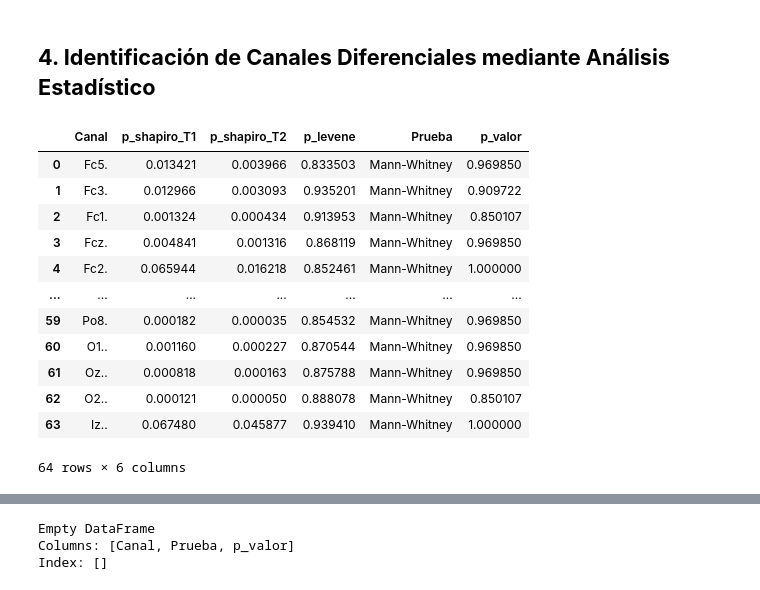
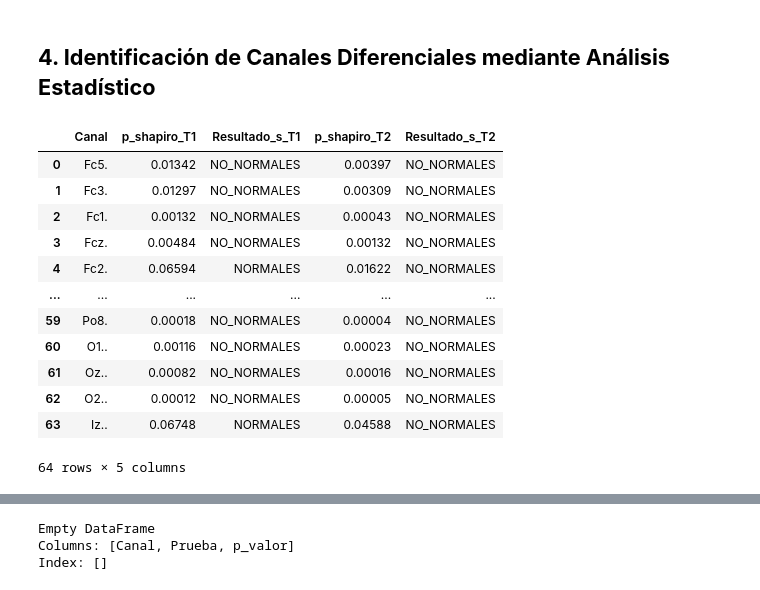
Before and after one commit to decagsito/Biosenales_20261, a Jupyter notebook: Practica_3_P2.ipynb, the cells around one changed output, grey strips where cells are left out. Cells and saved outputs as stored; diff of their text form; code cells hidden in the pictures.

```diff
--- a/Practica_3_P2.ipynb
+++ b/Practica_3_P2.ipynb
@@ -204,34 +204,51 @@ S010  0.000139  0.000080  0.000159  0.000158  0.000153  0.000191  0.000097
 # %%
 resultados = []
 
 for canal in df_T1.columns:
 
     grupo1 = df_T1[canal]
     grupo2 = df_T2[canal]
 
     # --- 1. Normalidad ---
-    p_shapiro_1 = shapiro(grupo1)[1]
-    p_shapiro_2 = shapiro(grupo2)[1]
+    p_shapiro_1 = round(shapiro(grupo1)[1],5)
+
+    if p_shapiro_1 > 0.05:
+        significado_1 = "NORMALES"
+    else:
+        significado_1 = "NO_NORMALES"
+
+    p_shapiro_2 = round(shapiro(grupo2)[1],5)
+
+    if p_shapiro_2 > 0.05:
+        significado_2 = "NORMALES"
+    else:
+        significado_2 = "NO_NORMALES"
 
     normal = (p_shapiro_1 > 0.05) and (p_shapiro_2 > 0.05)
 
-    # --- 2. Homocedasticidad ---
-    p_levene = levene(grupo1, grupo2)[1]
-    homocedastico = p_levene > 0.05
-
-    # --- 3. Prueba estadística ---
-    if normal and homocedastico:
-        stat, p_valor = ttest_ind(grupo1, grupo2)
-        prueba = 't-test'
-    else:
-        stat, p_valor = mannwhitneyu(grupo1, grupo2)
-        prueba = 'Mann-Whitney'
 
     resultados.append({
         'Canal': canal,
         'p_shapiro_T1': p_shapiro_1,
+        'Resultado_s_T1': significado_1,
         'p_shapiro_T2': p_shapiro_2,
-        'p_levene': p_levene,
-        'Prueba': prueba,
-        'p_valor': p_valor
+        'Resultado_s_T2': significado_2,
     })
+
+df_resultados = pd.DataFrame(resultados)
+
+df_resultados
+# %% [output]
+|  | Canal | p_shapiro_T1 | Resultado_s_T1 | p_shapiro_T2 | Resultado_s_T2 |
+| 0 | Fc5. | 0.01342 | NO_NORMALES | 0.00397 | NO_NORMALES |
+| 1 | Fc3. | 0.01297 | NO_NORMALES | 0.00309 | NO_NORMALES |
+| 2 | Fc1. | 0.00132 | NO_NORMALES | 0.00043 | NO_NORMALES |
+| 3 | Fcz. | 0.00484 | NO_NORMALES | 0.00132 | NO_NORMALES |
+| 4 | Fc2. | 0.06594 | NORMALES | 0.01622 | NO_NORMALES |
+| ... | ... | ... | ... | ... | ... |
+| 59 | Po8. | 0.00018 | NO_NORMALES | 0.00004 | NO_NORMALES |
+| 60 | O1.. | 0.00116 | NO_NORMALES | 0.00023 | NO_NORMALES |
+| 61 | Oz.. | 0.00082 | NO_NORMALES | 0.00016 | NO_NORMALES |
+| 62 | O2.. | 0.00012 | NO_NORMALES | 0.00005 | NO_NORMALES |
+| 63 | Iz.. | 0.06748 | NORMALES | 0.04588 | NO_NORMALES |
+64 rows × 5 columns
@@ -240,16 +254,0 @@ df_resultados = pd.DataFrame(resultados)
-# %%
-df_resultados
-# %% [output]
-|  | Canal | p_shapiro_T1 | p_shapiro_T2 | p_levene | Prueba | p_valor |
-| 0 | Fc5. | 0.013421 | 0.003966 | 0.833503 | Mann-Whitney | 0.969850 |
-| 1 | Fc3. | 0.012966 | 0.003093 | 0.935201 | Mann-Whitney | 0.909722 |
-| 2 | Fc1. | 0.001324 | 0.000434 | 0.913953 | Mann-Whitney | 0.850107 |
-| 3 | Fcz. | 0.004841 | 0.001316 | 0.868119 | Mann-Whitney | 0.969850 |
-| 4 | Fc2. | 0.065944 | 0.016218 | 0.852461 | Mann-Whitney | 1.000000 |
-| ... | ... | ... | ... | ... | ... | ... |
-| 59 | Po8. | 0.000182 | 0.000035 | 0.854532 | Mann-Whitney | 0.969850 |
-| 60 | O1.. | 0.001160 | 0.000227 | 0.870544 | Mann-Whitney | 0.969850 |
-| 61 | Oz.. | 0.000818 | 0.000163 | 0.875788 | Mann-Whitney | 0.969850 |
-| 62 | O2.. | 0.000121 | 0.000050 | 0.888078 | Mann-Whitney | 0.850107 |
-| 63 | Iz.. | 0.067480 | 0.045877 | 0.939410 | Mann-Whitney | 1.000000 |
-64 rows × 6 columns
```
Also changed, not shown: parts of 8 cells of this notebook.
